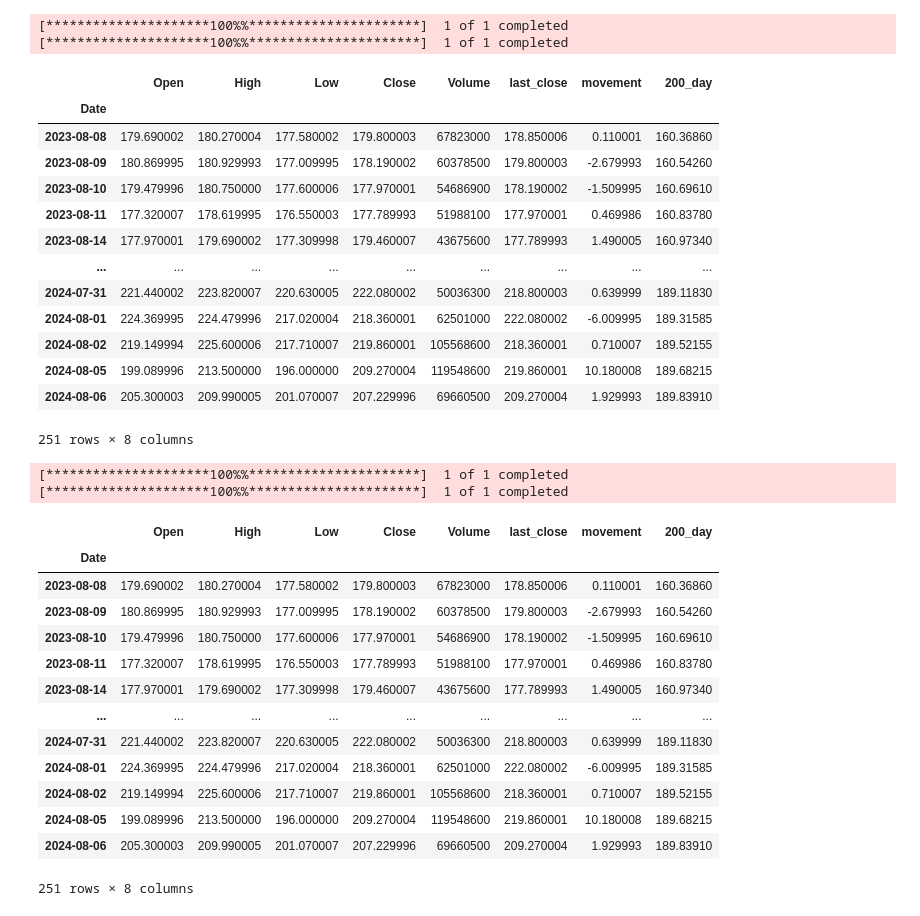
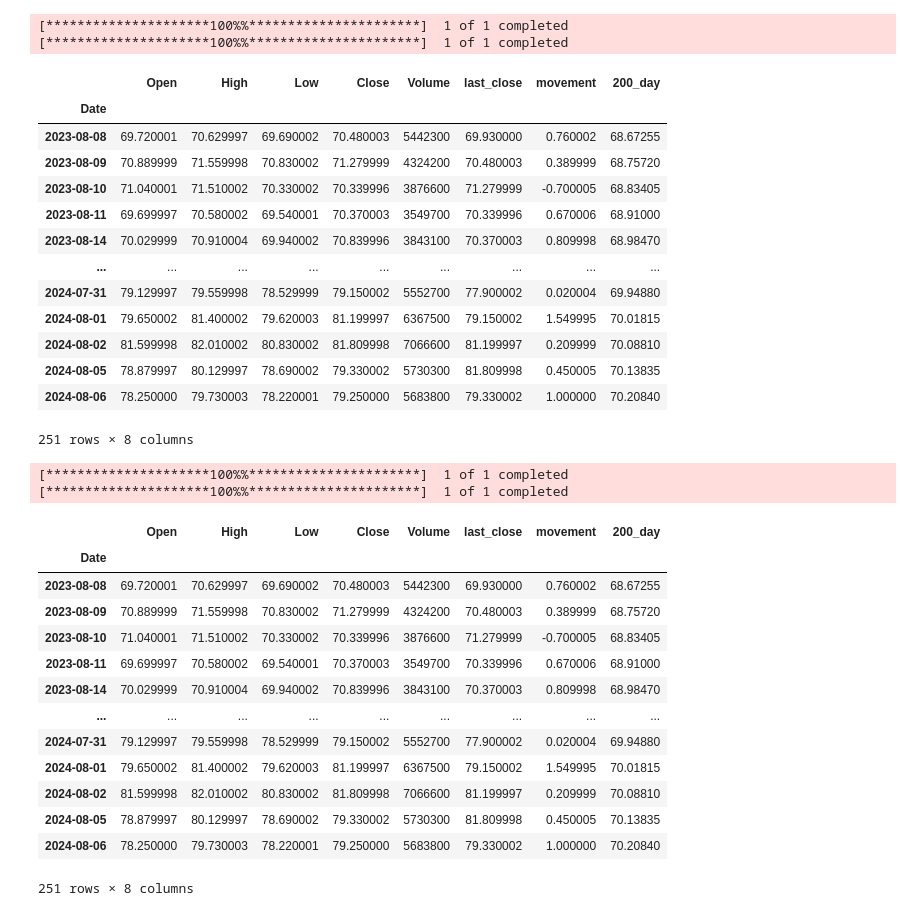
Before and after one commit to yohlimem/AI-Stonks, a Jupyter notebook: main.ipynb, the cells around one changed output. Drawn from its saved outputs; the diff is of its cells as text; code cells hidden in the pictures.

```diff
--- a/main.ipynb
+++ b/main.ipynb
@@ -8,46 +8,46 @@ from tensorflow.keras import layers
 from sklearn.model_selection import train_test_split
 from tensorflow.keras import layers, callbacks
 # %%
-stock_name = "AAPL"
+stock_name = "AZN"
 # %%
-def prepare_data(stock_name, period="5y", interval="1d"):
+def prepare_data(stock_name, period="5y", interval="1d", with_today=False):
 
     recent_data = yf.download(stock_name, period=period, interval=interval)
     data_200 = yf.download(stock_name, period="5y", interval="1d").tail(len(recent_data) + 200)
     data_200 = data_200.drop(columns=["Adj Close"])
 
     data_200["last_close"] = data_200["Close"].shift(1)
     data_200.fillna(method="bfill", inplace=True)
 
     data_200["movement"] = data_200["Close"] - data_200["Open"]
 
     data_200["200_day"] = data_200["Close"].rolling(window=200).mean()
 
     recent_data = data_200.tail(len(recent_data))
-
-    recent_data = recent_data.iloc[:-1]
+    if not with_today:
+        recent_data = recent_data.iloc[:-1]
 
     # add_plot = mpf.make_addplot(recent_data["200_day"], color="blue", linestyle="--")
 
     return recent_data
 
 prepare_data(stock_name, "1y")
 # %% [output]
 [*********************100%%**********************]  1 of 1 completed
 [*********************100%%**********************]  1 of 1 completed
 |  | Open | High | Low | Close | Volume | last_close | movement | 200_day |
 | Date |  |  |  |  |  |  |  |  |
-| 2023-08-08 | 179.690002 | 180.270004 | 177.580002 | 179.800003 | 67823000 | 178.850006 | 0.110001 | 160.36860 |
-| 2023-08-09 | 180.869995 | 180.929993 | 177.009995 | 178.190002 | 60378500 | 179.800003 | -2.679993 | 160.54260 |
-| 2023-08-10 | 179.479996 | 180.750000 | 177.600006 | 177.970001 | 54686900 | 178.190002 | -1.509995 | 160.69610 |
-| 2023-08-11 | 177.320007 | 178.619995 | 176.550003 | 177.789993 | 51988100 | 177.970001 | 0.469986 | 160.83780 |
-| 2023-08-14 | 177.970001 | 179.690002 | 177.309998 | 179.460007 | 43675600 | 177.789993 | 1.490005 | 160.97340 |
+| 2023-08-08 | 69.720001 | 70.629997 | 69.690002 | 70.480003 | 5442300 | 69.930000 | 0.760002 | 68.67255 |
+| 2023-08-09 | 70.889999 | 71.559998 | 70.830002 | 71.279999 | 4324200 | 70.480003 | 0.389999 | 68.75720 |
+| 2023-08-10 | 71.040001 | 71.510002 | 70.330002 | 70.339996 | 3876600 | 71.279999 | -0.700005 | 68.83405 |
+| 2023-08-11 | 69.699997 | 70.580002 | 69.540001 | 70.370003 | 3549700 | 70.339996 | 0.670006 | 68.91000 |
+| 2023-08-14 | 70.029999 | 70.910004 | 69.940002 | 70.839996 | 3843100 | 70.370003 | 0.809998 | 68.98470 |
 | ... | ... | ... | ... | ... | ... | ... | ... | ... |
-| 2024-07-31 | 221.440002 | 223.820007 | 220.630005 | 222.080002 | 50036300 | 218.800003 | 0.639999 | 189.11830 |
-| 2024-08-01 | 224.369995 | 224.479996 | 217.020004 | 218.360001 | 62501000 | 222.080002 | -6.009995 | 189.31585 |
-| 2024-08-02 | 219.149994 | 225.600006 | 217.710007 | 219.860001 | 105568600 | 218.360001 | 0.710007 | 189.52155 |
-| 2024-08-05 | 199.089996 | 213.500000 | 196.000000 | 209.270004 | 119548600 | 219.860001 | 10.180008 | 189.68215 |
-| 2024-08-06 | 205.300003 | 209.990005 | 201.070007 | 207.229996 | 69660500 | 209.270004 | 1.929993 | 189.83910 |
+| 2024-07-31 | 79.129997 | 79.559998 | 78.529999 | 79.150002 | 5552700 | 77.900002 | 0.020004 | 69.94880 |
+| 2024-08-01 | 79.650002 | 81.400002 | 79.620003 | 81.199997 | 6367500 | 79.150002 | 1.549995 | 70.01815 |
+| 2024-08-02 | 81.599998 | 82.010002 | 80.830002 | 81.809998 | 7066600 | 81.199997 | 0.209999 | 70.08810 |
+| 2024-08-05 | 78.879997 | 80.129997 | 78.690002 | 79.330002 | 5730300 | 81.809998 | 0.450005 | 70.13835 |
+| 2024-08-06 | 78.250000 | 79.730003 | 78.220001 | 79.250000 | 5683800 | 79.330002 | 1.000000 | 70.20840 |
 251 rows × 8 columns
 # %%
 recent_data = prepare_data(stock_name, "1y")
@@ -57,16 +57,16 @@ recent_data
 [*********************100%%**********************]  1 of 1 completed
 |  | Open | High | Low | Close | Volume | last_close | movement | 200_day |
 | Date |  |  |  |  |  |  |  |  |
-| 2023-08-08 | 179.690002 | 180.270004 | 177.580002 | 179.800003 | 67823000 | 178.850006 | 0.110001 | 160.36860 |
-| 2023-08-09 | 180.869995 | 180.929993 | 177.009995 | 178.190002 | 60378500 | 179.800003 | -2.679993 | 160.54260 |
-| 2023-08-10 | 179.479996 | 180.750000 | 177.600006 | 177.970001 | 54686900 | 178.190002 | -1.509995 | 160.69610 |
-| 2023-08-11 | 177.320007 | 178.619995 | 176.550003 | 177.789993 | 51988100 | 177.970001 | 0.469986 | 160.83780 |
-| 2023-08-14 | 177.970001 | 179.690002 | 177.309998 | 179.460007 | 43675600 | 177.789993 | 1.490005 | 160.97340 |
+| 2023-08-08 | 69.720001 | 70.629997 | 69.690002 | 70.480003 | 5442300 | 69.930000 | 0.760002 | 68.67255 |
+| 2023-08-09 | 70.889999 | 71.559998 | 70.830002 | 71.279999 | 4324200 | 70.480003 | 0.389999 | 68.75720 |
+| 2023-08-10 | 71.040001 | 71.510002 | 70.330002 | 70.339996 | 3876600 | 71.279999 | -0.700005 | 68.83405 |
+| 2023-08-11 | 69.699997 | 70.580002 | 69.540001 | 70.370003 | 3549700 | 70.339996 | 0.670006 | 68.91000 |
+| 2023-08-14 | 70.029999 | 70.910004 | 69.940002 | 70.839996 | 3843100 | 70.370003 | 0.809998 | 68.98470 |
 | ... | ... | ... | ... | ... | ... | ... | ... | ... |
-| 2024-07-31 | 221.440002 | 223.820007 | 220.630005 | 222.080002 | 50036300 | 218.800003 | 0.639999 | 189.11830 |
-| 2024-08-01 | 224.369995 | 224.479996 | 217.020004 | 218.360001 | 62501000 | 222.080002 | -6.009995 | 189.31585 |
-| 2024-08-02 | 219.149994 | 225.600006 | 217.710007 | 219.860001 | 105568600 | 218.360001 | 0.710007 | 189.52155 |
-| 2024-08-05 | 199.089996 | 213.500000 | 196.000000 | 209.270004 | 119548600 | 219.860001 | 10.180008 | 189.68215 |
-| 2024-08-06 | 205.300003 | 209.990005 | 201.070007 | 207.229996 | 69660500 | 209.270004 | 1.929993 | 189.83910 |
+| 2024-07-31 | 79.129997 | 79.559998 | 78.529999 | 79.150002 | 5552700 | 77.900002 | 0.020004 | 69.94880 |
+| 2024-08-01 | 79.650002 | 81.400002 | 79.620003 | 81.199997 | 6367500 | 79.150002 | 1.549995 | 70.01815 |
+| 2024-08-02 | 81.599998 | 82.010002 | 80.830002 | 81.809998 | 7066600 | 81.199997 | 0.209999 | 70.08810 |
+| 2024-08-05 | 78.879997 | 80.129997 | 78.690002 | 79.330002 | 5730300 | 81.809998 | 0.450005 | 70.13835 |
+| 2024-08-06 | 78.250000 | 79.730003 | 78.220001 | 79.250000 | 5683800 | 79.330002 | 1.000000 | 70.20840 |
 251 rows × 8 columns
 # %%
```
Also changed, not shown: parts of 3 cells of this notebook.
